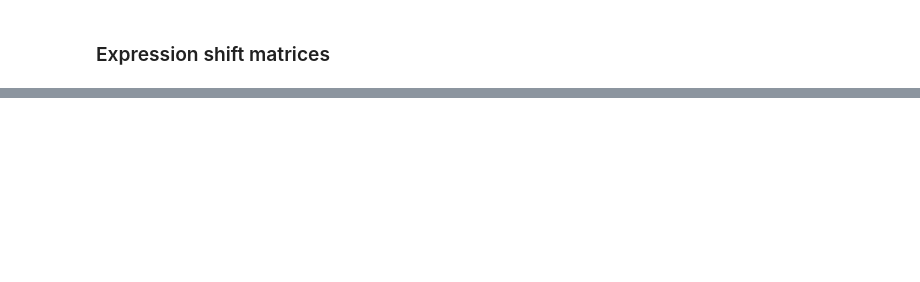
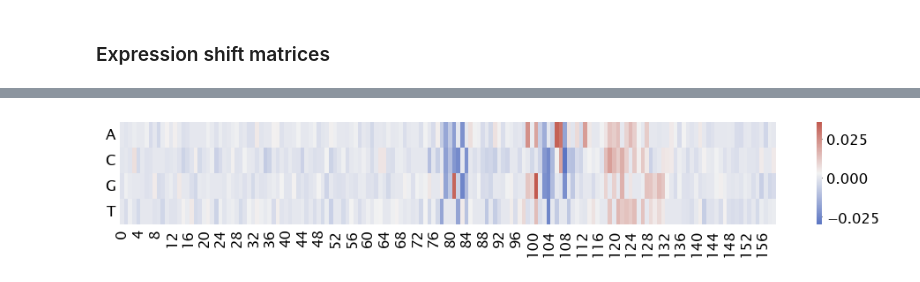
Before and after one commit to RPGroup-PBoC/theoretical_regseq, a Jupyter notebook: notebooks/pipeline/expression_shift.ipynb, the cells around one changed output, grey strips where cells are left out. Cells and saved outputs as stored; diff of their text form; code cells hidden in the pictures; blank space fills up the shorter version.

Commit message:
made expression shift matrices

```diff
--- a/notebooks/pipeline/expression_shift.ipynb
+++ b/notebooks/pipeline/expression_shift.ipynb
@@ -54,3 +47,0 @@ mu_data = df_lacI['norm_ct_1'].values
-# %%
-windowsize=5
-exshift_list = tregs.footprint.get_expression_shift(mut_list, mu_data, wtseq, smoothed=True, windowsize=windowsize)
@@ -150,0 +50,42 @@ array([3.40172335e-17, 3.40172335e-17, 3.40172335e-17, 3.40172335e-17,
+# %%
+def make_int(x):
+    dict = {'A': 1, 'C': 2, 'G': 3, 'T': 4}
+    return [dict[y] for y in x]
+
+def get_expression_shift_matrix(seqs, mu_data, wtseq,
+                                len_promoter=160):
+
+    n_seqs = len(seqs)
+    avg_mu = np.mean(mu_data)
+
+    int_seqs = []
+    for i_seq in range(n_seqs):
+        seq = seqs[i_seq].upper()
+        int_seqs.append(make_int(seq))
+
+    int_wtseq = make_int(wtseq)
+
+    exshift_list = []
+    for position in range(len_promoter):
+        ex_shift = np.zeros(4)
+        for base in range(4):
+            if base + 1 != int_wtseq[position]:
+                for i_seq in range(n_seqs):
+                    int_seq = int_seqs[i_seq]
+                    if (int_seq[position] == base + 1):
+                        ex_shift[base] += (mu_data[i_seq] - avg_mu) / avg_mu
+        ex_shift /= n_seqs
+        exshift_list.append(ex_shift)
+
+    return np.asarray(exshift_list).T
+# %%
+exshift = get_expression_shift_matrix(df_lacI['seq'].values, df_lacI['norm_ct_1'].values, wtseq)
+# %%
+fig, ax = plt.subplots(figsize=(12, 1.5))
+
+div_colors = sns.diverging_palette(258, 16, s=56, l=51, n=15, sep=2, center='light', as_cmap=True)
+sns.heatmap(exshift, cmap=div_colors, ax=ax)
+ax.set_yticklabels(['A', 'C', 'G', 'T'], rotation=360)
+plt.show()
+# %% [output]
+[figure, added]
```
Also changed, not shown: parts of 7 cells of this notebook, 3 other files.
